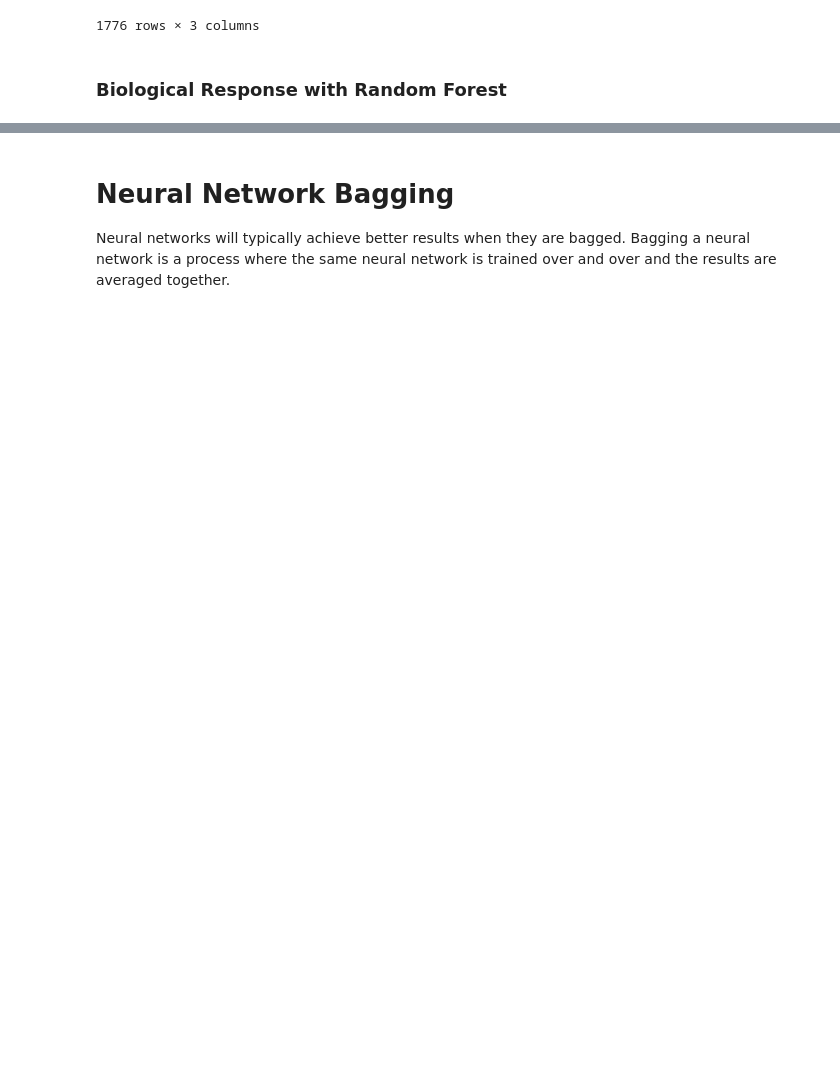
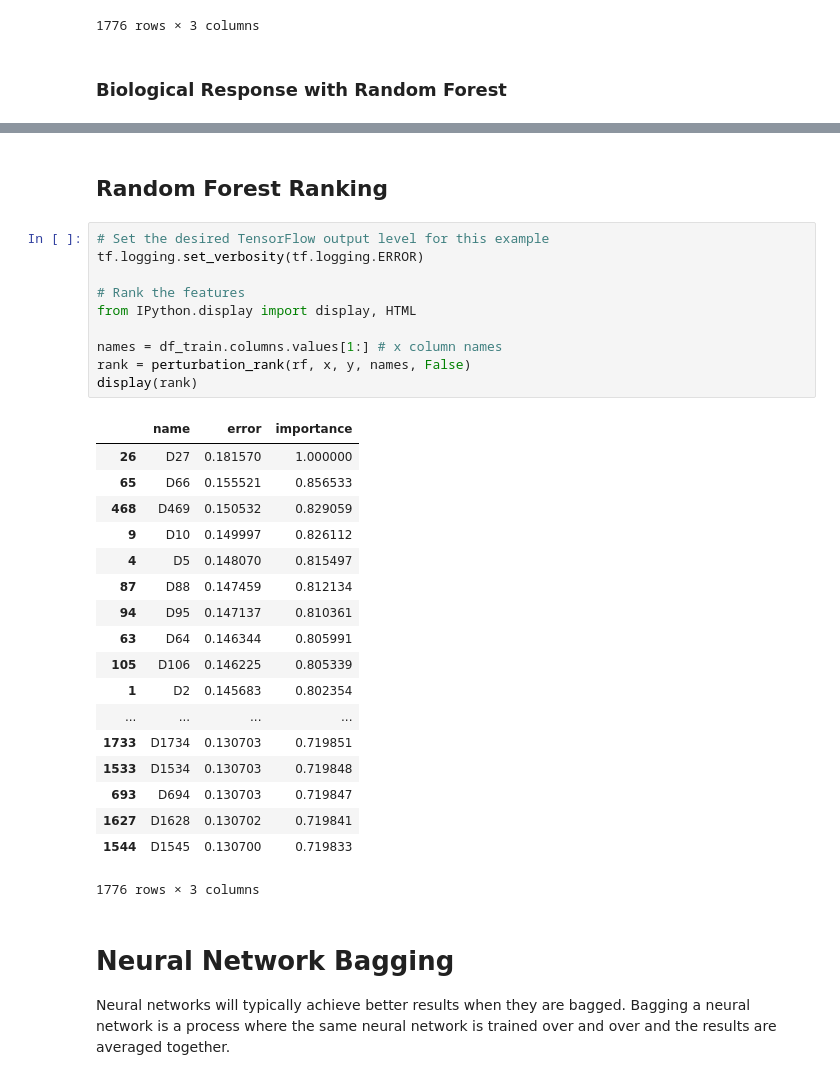
Before and after one commit to jeffheaton/t81_558_deep_learning, a Jupyter notebook: t81_558_class12_app.ipynb, the cells around one changed output, grey strips where cells are left out. Cells and saved outputs as stored; diff of their text form; blank space fills up the shorter version.

```diff
--- a/t81_558_class12_app.ipynb
+++ b/t81_558_class12_app.ipynb
@@ -589,3 +605,34 @@ Insample logloss: 0.12580912401653196
+# %% [markdown]
+## Random Forest Ranking
+# %%
+# Set the desired TensorFlow output level for this example
+tf.logging.set_verbosity(tf.logging.ERROR)
+
+# Rank the features
+from IPython.display import display, HTML
+
+names = df_train.columns.values[1:] # x column names
+rank = perturbation_rank(rf, x, y, names, False)
+display(rank)
+# %% [output]
+|  | name | error | importance |
+| 26 | D27 | 0.181570 | 1.000000 |
+| 65 | D66 | 0.155521 | 0.856533 |
+| 468 | D469 | 0.150532 | 0.829059 |
+| 9 | D10 | 0.149997 | 0.826112 |
+| 4 | D5 | 0.148070 | 0.815497 |
+| 87 | D88 | 0.147459 | 0.812134 |
+| 94 | D95 | 0.147137 | 0.810361 |
+| 63 | D64 | 0.146344 | 0.805991 |
+| 105 | D106 | 0.146225 | 0.805339 |
+| 1 | D2 | 0.145683 | 0.802354 |
+| ... | ... | ... | ... |
+| 1733 | D1734 | 0.130703 | 0.719851 |
+| 1533 | D1534 | 0.130703 | 0.719848 |
+| 693 | D694 | 0.130703 | 0.719847 |
+| 1627 | D1628 | 0.130702 | 0.719841 |
+| 1544 | D1545 | 0.130700 | 0.719833 |
+1776 rows × 3 columns
 # %% [markdown]
 # Neural Network Bagging
 
```
Also changed, not shown: parts of 12 cells of this notebook.
